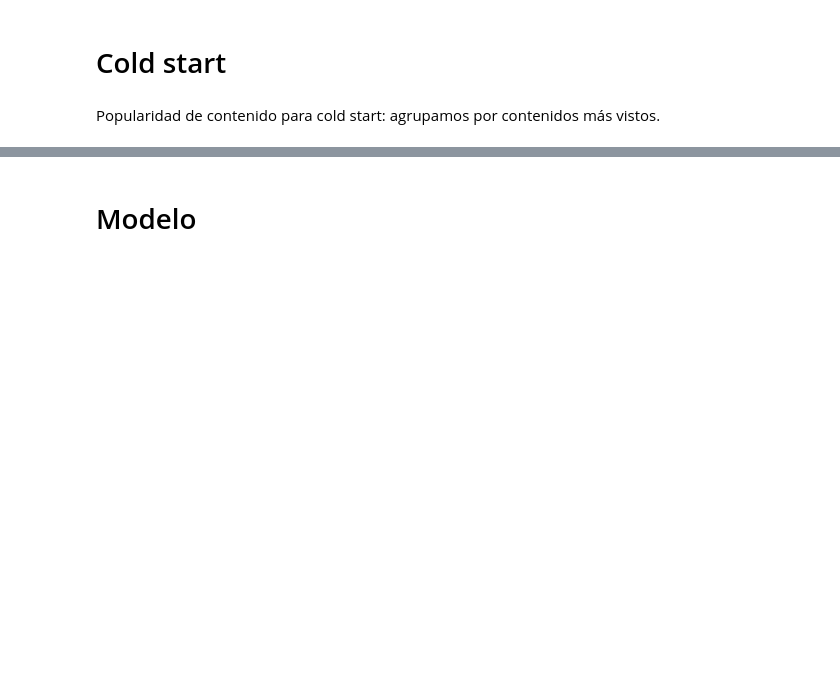
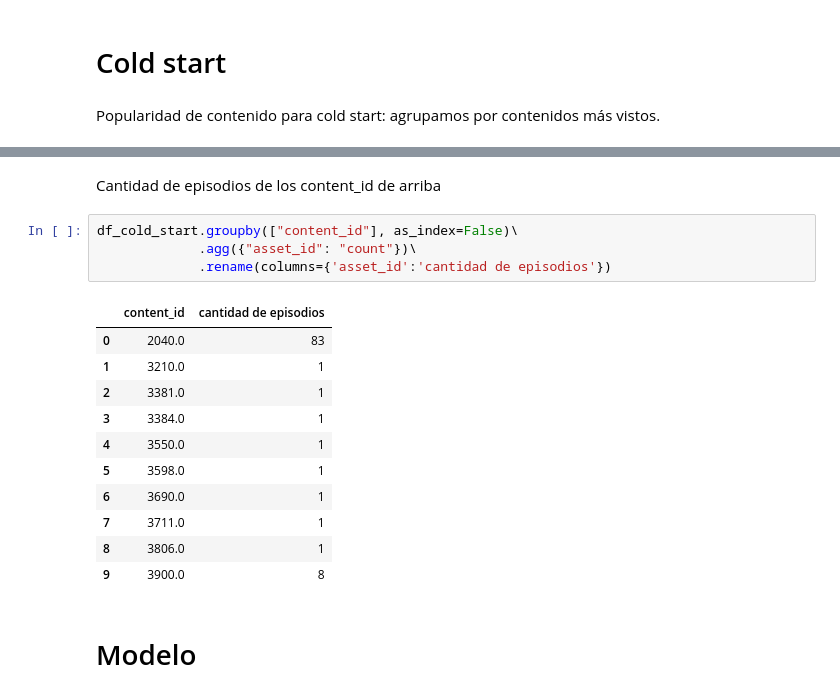
Before and after one commit to ivanjavierparra/Data-Science-Sprint-3, a Jupyter notebook: Entrega_3.ipynb, the cells around one changed output, grey strips where cells are left out. Saved outputs shown, nothing was run; the diff lists cells and outputs as text; blank space fills up the shorter version.

```diff
--- a/Entrega_3.ipynb
+++ b/Entrega_3.ipynb
@@ -1009,3 +1046,21 @@ array([3806., 3900., 2040., 3598., 3381., 3690., 3210., 3550., 3384.,
+# %% [markdown]
+Cantidad de episodios de los content_id de arriba
+# %%
+df_cold_start.groupby(["content_id"], as_index=False)\
+             .agg({"asset_id": "count"})\
+             .rename(columns={'asset_id':'cantidad de episodios'})
+# %% [output]
+|  | content_id | cantidad de episodios |
+| 0 | 2040.0 | 83 |
+| 1 | 3210.0 | 1 |
+| 2 | 3381.0 | 1 |
+| 3 | 3384.0 | 1 |
+| 4 | 3550.0 | 1 |
+| 5 | 3598.0 | 1 |
+| 6 | 3690.0 | 1 |
+| 7 | 3711.0 | 1 |
+| 8 | 3806.0 | 1 |
+| 9 | 3900.0 | 8 |
 # %% [markdown]
 # Modelo
 # %% [markdown]
```
Also changed, not shown: parts of 8 cells of this notebook.
